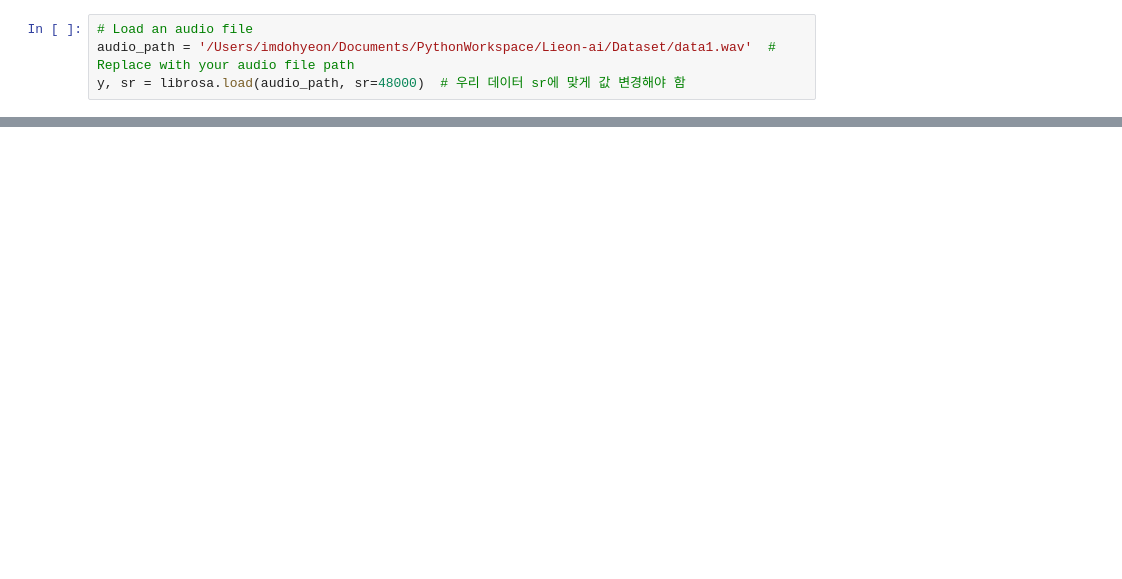
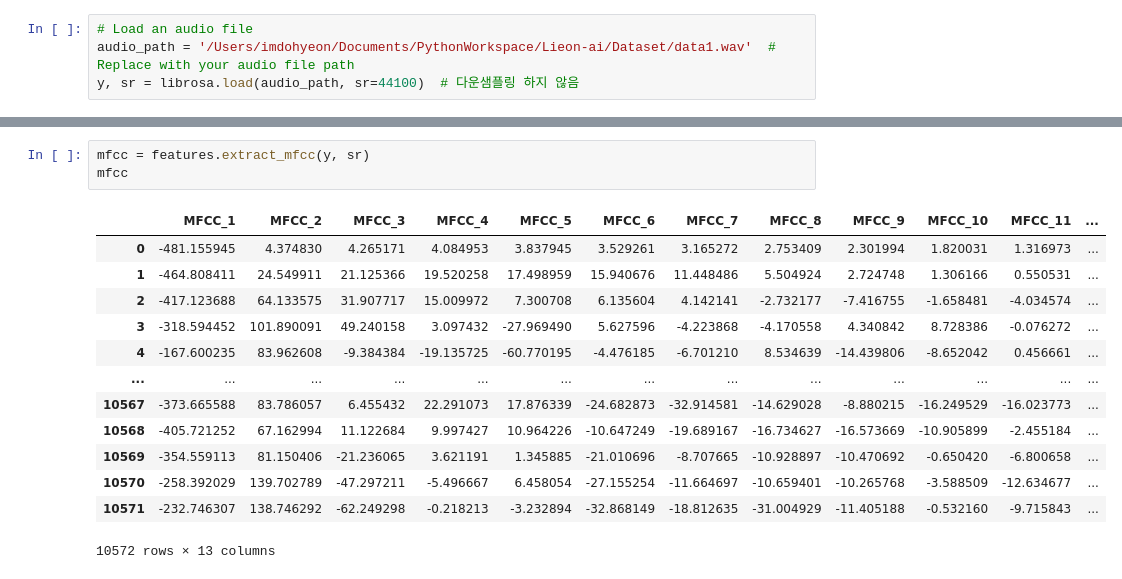
Before and after one commit to LIE-ON/Lieon-ai, a Jupyter notebook: preprocessing/[dh]preprocessing.ipynb, the cells around one changed output, grey strips where cells are left out. Saved outputs shown, nothing was run; the diff lists cells and outputs as text; blank space fills up the shorter version.

Commit message:
[refactor] Modify feature extraction methods

```diff
--- a/preprocessing/[dh]preprocessing.ipynb
+++ b/preprocessing/[dh]preprocessing.ipynb
@@ -9,7 +12,7 @@ import matplotlib.pyplot as plt
 # %%
 # Load an audio file
 audio_path = '/Users/imdohyeon/Documents/PythonWorkspace/Lieon-ai/Dataset/data1.wav'  # Replace with your audio file path
-y, sr = librosa.load(audio_path, sr=48000)  # 우리 데이터 sr에 맞게 값 변경해야 함
+y, sr = librosa.load(audio_path, sr=44100)  # 다운샘플링 하지 않음
 # %%
 # Feature Extraction
 pitch = features.extract_f0(y, sr)
@@ -44,0 +88,17 @@ plt.show()
+# %%
+mfcc = features.extract_mfcc(y, sr)
+mfcc
+# %% [output]
+|  | MFCC_1 | MFCC_2 | MFCC_3 | MFCC_4 | MFCC_5 | MFCC_6 | MFCC_7 | MFCC_8 | MFCC_9 | MFCC_10 | MFCC_11 | ... |
+| 0 | -481.155945 | 4.374830 | 4.265171 | 4.084953 | 3.837945 | 3.529261 | 3.165272 | 2.753409 | 2.301994 | 1.820031 | 1.316973 | ... |
+| 1 | -464.808411 | 24.549911 | 21.125366 | 19.520258 | 17.498959 | 15.940676 | 11.448486 | 5.504924 | 2.724748 | 1.306166 | 0.550531 | ... |
+| 2 | -417.123688 | 64.133575 | 31.907717 | 15.009972 | 7.300708 | 6.135604 | 4.142141 | -2.732177 | -7.416755 | -1.658481 | -4.034574 | ... |
+| 3 | -318.594452 | 101.890091 | 49.240158 | 3.097432 | -27.969490 | 5.627596 | -4.223868 | -4.170558 | 4.340842 | 8.728386 | -0.076272 | ... |
+| 4 | -167.600235 | 83.962608 | -9.384384 | -19.135725 | -60.770195 | -4.476185 | -6.701210 | 8.534639 | -14.439806 | -8.652042 | 0.456661 | ... |
+| ... | ... | ... | ... | ... | ... | ... | ... | ... | ... | ... | ... | ... |
+| 10567 | -373.665588 | 83.786057 | 6.455432 | 22.291073 | 17.876339 | -24.682873 | -32.914581 | -14.629028 | -8.880215 | -16.249529 | -16.023773 | ... |
+| 10568 | -405.721252 | 67.162994 | 11.122684 | 9.997427 | 10.964226 | -10.647249 | -19.689167 | -16.734627 | -16.573669 | -10.905899 | -2.455184 | ... |
+| 10569 | -354.559113 | 81.150406 | -21.236065 | 3.621191 | 1.345885 | -21.010696 | -8.707665 | -10.928897 | -10.470692 | -0.650420 | -6.800658 | ... |
+| 10570 | -258.392029 | 139.702789 | -47.297211 | -5.496667 | 6.458054 | -27.155254 | -11.664697 | -10.659401 | -10.265768 | -3.588509 | -12.634677 | ... |
+| 10571 | -232.746307 | 138.746292 | -62.249298 | -0.218213 | -3.232894 | -32.868149 | -18.812635 | -31.004929 | -11.405188 | -0.532160 | -9.715843 | ... |
+10572 rows × 13 columns
```
Also changed, not shown: parts of 10 cells of this notebook, 2 other files.
